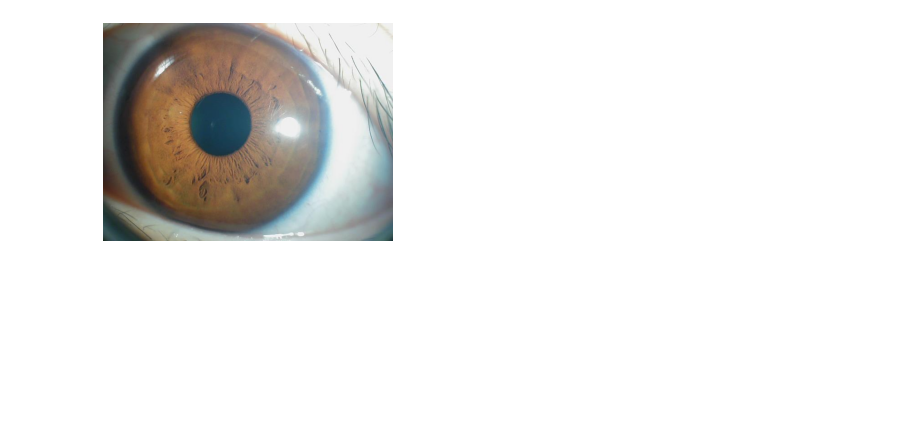
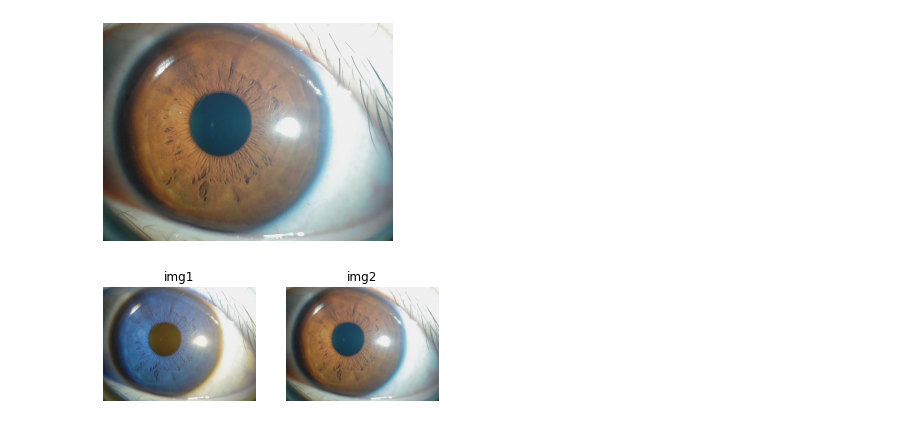
Before and after one commit to ImitatedSky/Github-openCV, a Jupyter notebook: opencv.ipynb, the cells around one changed output. Drawn from its saved outputs; the diff is of its cells as text; code cells hidden in the pictures; blank space fills up the shorter version.

```diff
--- a/opencv.ipynb
+++ b/opencv.ipynb
@@ -29,3 +29,17 @@ plt.imshow(img2) # 繪製單張影像
 plt.show() # 顯示影像
 # %% [output]
 [figure]
+# %%
+
+titles = ['img1', 'img2'] # 設定影像標題
+images = [img1, img2] # 設定顯示影像
+
+#繪製多張影像
+for i in range(2):
+  plt.subplot(1,2,i+1) # 指定子圖繪製位置
+  plt.imshow(images[i]) # 繪製單張影像
+  plt.title(titles[i]) # 顯示影像標題
+  plt.axis("off") # 設定關閉XY軸刻尺
+plt.show()
+# %% [output]
+[figure, added]
```
